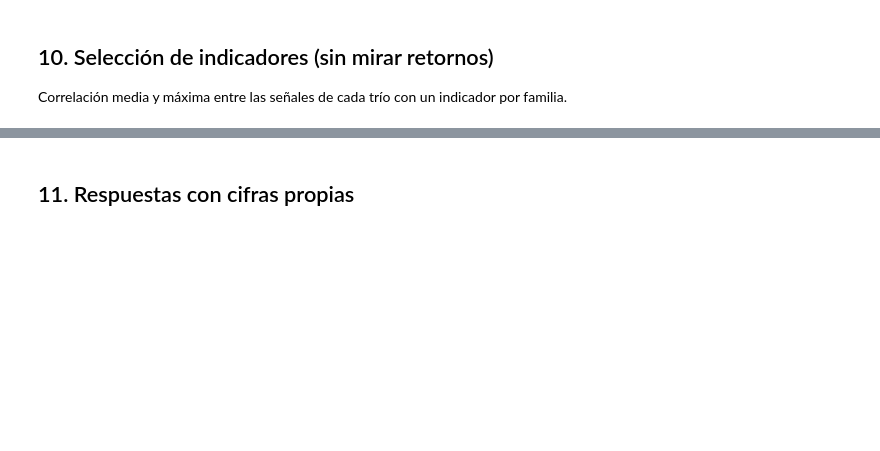
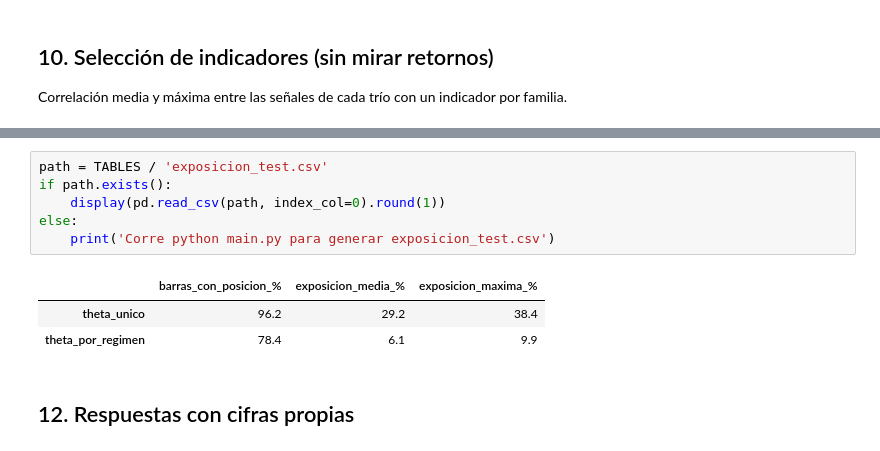
Before and after one commit to GCCS11/Lab02_MyST_Equipo7, a Jupyter notebook: notebooks/analysis.ipynb, the cells around one changed output, grey strips where cells are left out. Saved outputs shown, nothing was run; the diff lists cells and outputs as text; blank space fills up the shorter version.

```diff
--- a/notebooks/analysis.ipynb
+++ b/notebooks/analysis.ipynb
@@ -90,5 +183,15 @@ display(table('correlacion_indicadores').round(2))
+# %%
+path = TABLES / 'exposicion_test.csv'
+if path.exists():
+    display(pd.read_csv(path, index_col=0).round(1))
+else:
+    print('Corre python main.py para generar exposicion_test.csv')
+# %% [output]
+|  | barras_con_posicion_% | exposicion_media_% | exposicion_maxima_% |
+| theta_unico | 96.2 | 29.2 | 38.4 |
+| theta_por_regimen | 78.4 | 6.1 | 9.9 |
 # %% [markdown]
-## 11. Respuestas con cifras propias
+## 12. Respuestas con cifras propias
 # %%
 display(table('pregunta1_dos_de_tres').round(3))
 print(json.dumps(resumen, indent=2))
```
Also changed, not shown: parts of 14 cells of this notebook, 3 other files.
